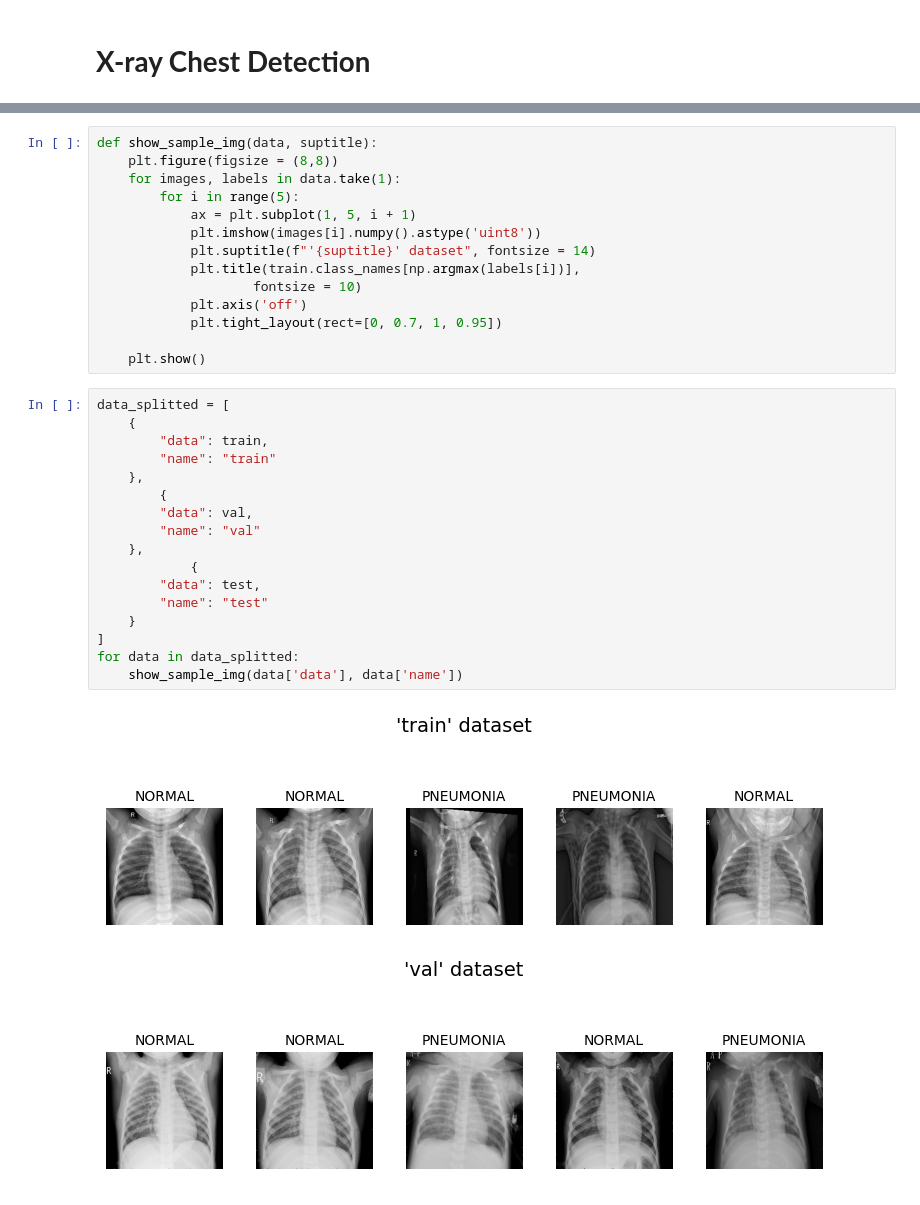
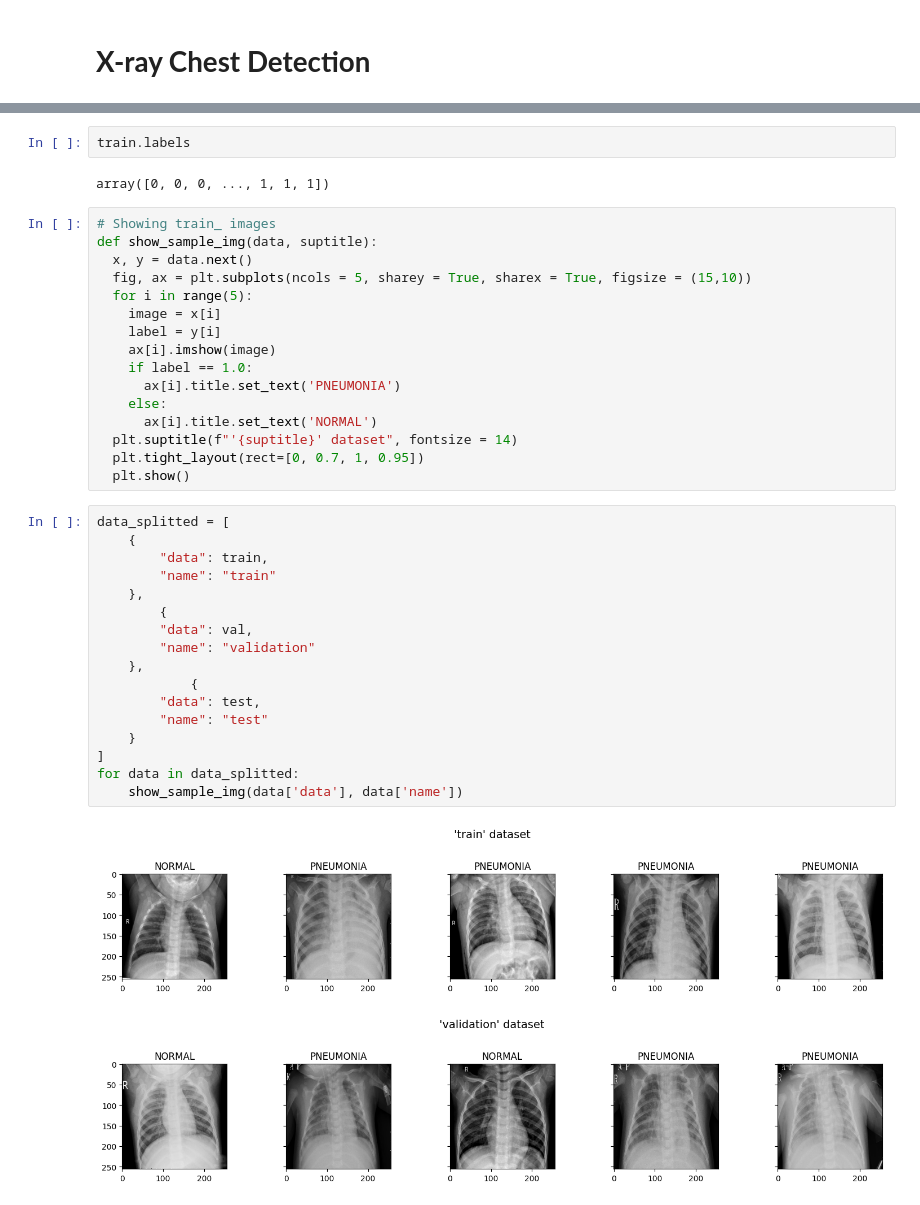
Before and after one commit to jericojr23/Chest-X-ray-detection, a Jupyter notebook: EDA-preprocessing.ipynb, the cells around one changed output, grey strips where cells are left out. Drawn from its saved outputs; the diff is of its cells as text.

```diff
--- a/EDA-preprocessing.ipynb
+++ b/EDA-preprocessing.ipynb
@@ -46,34 +51,40 @@ Found 624 files belonging to 2 classes.
+# %%
+train.labels
+# %% [output]
+array([0, 0, 0, ..., 1, 1, 1])
 # %%
+# Showing train_ images
 def show_sample_img(data, suptitle):
-    plt.figure(figsize = (8,8))
-    for images, labels in data.take(1):
-        for i in range(5):
-            ax = plt.subplot(1, 5, i + 1)
-            plt.imshow(images[i].numpy().astype('uint8'))
-            plt.suptitle(f"'{suptitle}' dataset", fontsize = 14)
-            plt.title(train.class_names[np.argmax(labels[i])],
-                    fontsize = 10)
-            plt.axis('off')
-            plt.tight_layout(rect=[0, 0.7, 1, 0.95])
-
-    plt.show()
+  x, y = data.next()
+  fig, ax = plt.subplots(ncols = 5, sharey = True, sharex = True, figsize = (15,10))
+  for i in range(5):
+    image = x[i]
+    label = y[i]
+    ax[i].imshow(image)
+    if label == 1.0:
+      ax[i].title.set_text('PNEUMONIA')
+    else:
+      ax[i].title.set_text('NORMAL')
+  plt.suptitle(f"'{suptitle}' dataset", fontsize = 14)
+  plt.tight_layout(rect=[0, 0.7, 1, 0.95])
+  plt.show()
 # %%
 data_splitted = [
     {
         "data": train,
         "name": "train"
     },
         {
         "data": val,
-        "name": "val"
+        "name": "validation"
     },
             {
         "data": test,
         "name": "test"
     }
 ]
 for data in data_splitted:
     show_sample_img(data['data'], data['name'])
 # %% [output]
-[figure, old version]
+[figure, new version]
-[figure, old version]
+[figure, new version]
```
Also changed, not shown: parts of 3 cells of this notebook, 2 other files.
